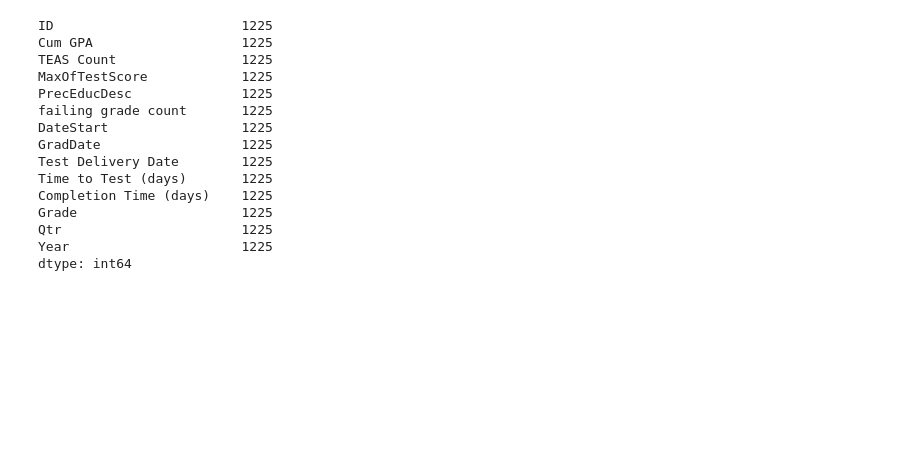
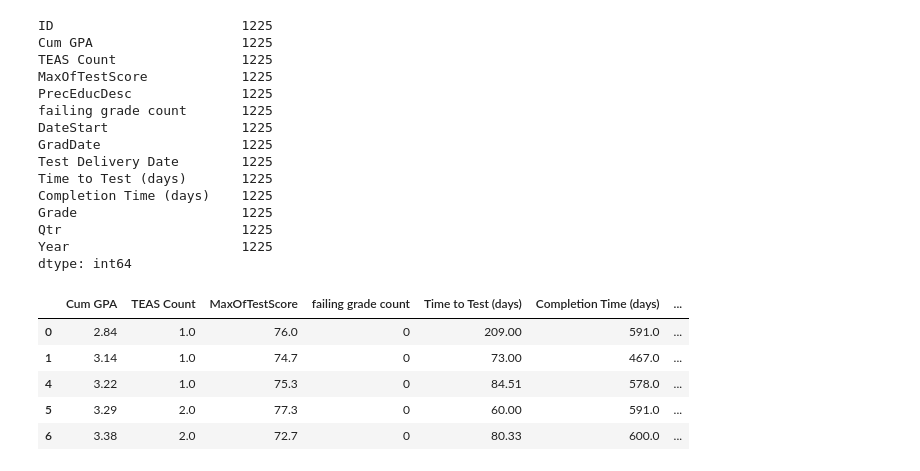
Before and after one commit to walaha2002/Project3, a Jupyter notebook: lin_regress.ipynb, the cells around one changed output. Cells and saved outputs as stored; diff of their text form; code cells hidden in the pictures; blank space fills up the shorter version.

```diff
--- a/lin_regress.ipynb
+++ b/lin_regress.ipynb
@@ -52,3 +62,16 @@ Grade                     1225
 Qtr                       1225
 Year                      1225
 dtype: int64
+# %%
+# Reorganize columns to ready for preprocessing
+df=df[["ID","Cum GPA", "TEAS Count","MaxOfTestScore","failing grade count","DateStart","GradDate","Test Delivery Date","Time to Test (days)","Completion Time (days)","Qtr","Year","PrecEducDesc","Grade"]]
+# %%
+model_df = df[["Cum GPA", "TEAS Count","MaxOfTestScore","failing grade count","Time to Test (days)","Completion Time (days)","PrecEducDesc","Grade"]]
+model_df.head()
+# %% [output]
+|  | Cum GPA | TEAS Count | MaxOfTestScore | failing grade count | Time to Test (days) | Completion Time (days) | ... |
+| 0 | 2.84 | 1.0 | 76.0 | 0 | 209.00 | 591.0 | ... |
+| 1 | 3.14 | 1.0 | 74.7 | 0 | 73.00 | 467.0 | ... |
+| 4 | 3.22 | 1.0 | 75.3 | 0 | 84.51 | 578.0 | ... |
+| 5 | 3.29 | 2.0 | 77.3 | 0 | 60.00 | 591.0 | ... |
+| 6 | 3.38 | 2.0 | 72.7 | 0 | 80.33 | 600.0 | ... |
```
Also changed, not shown: parts of 13 cells of this notebook.
